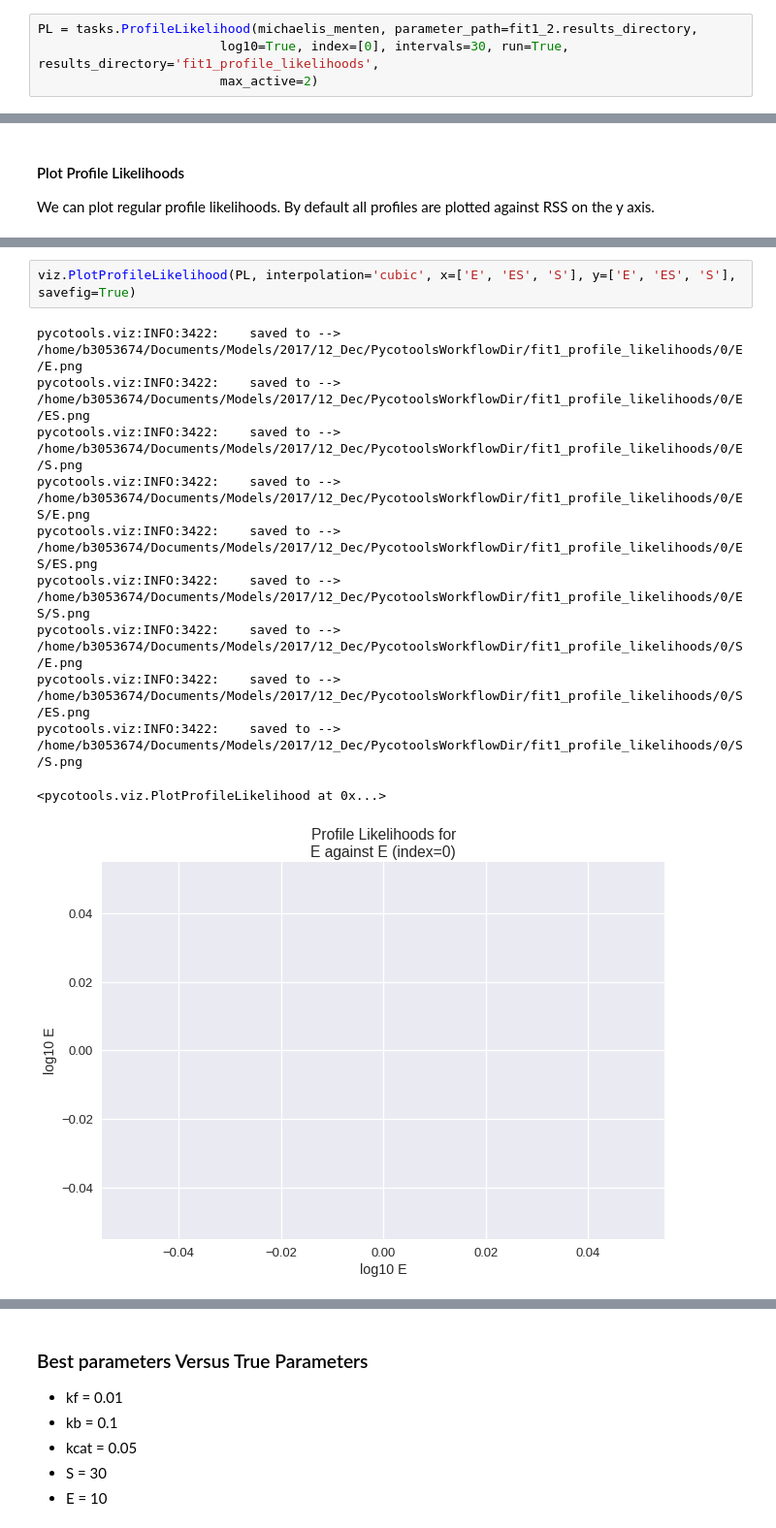
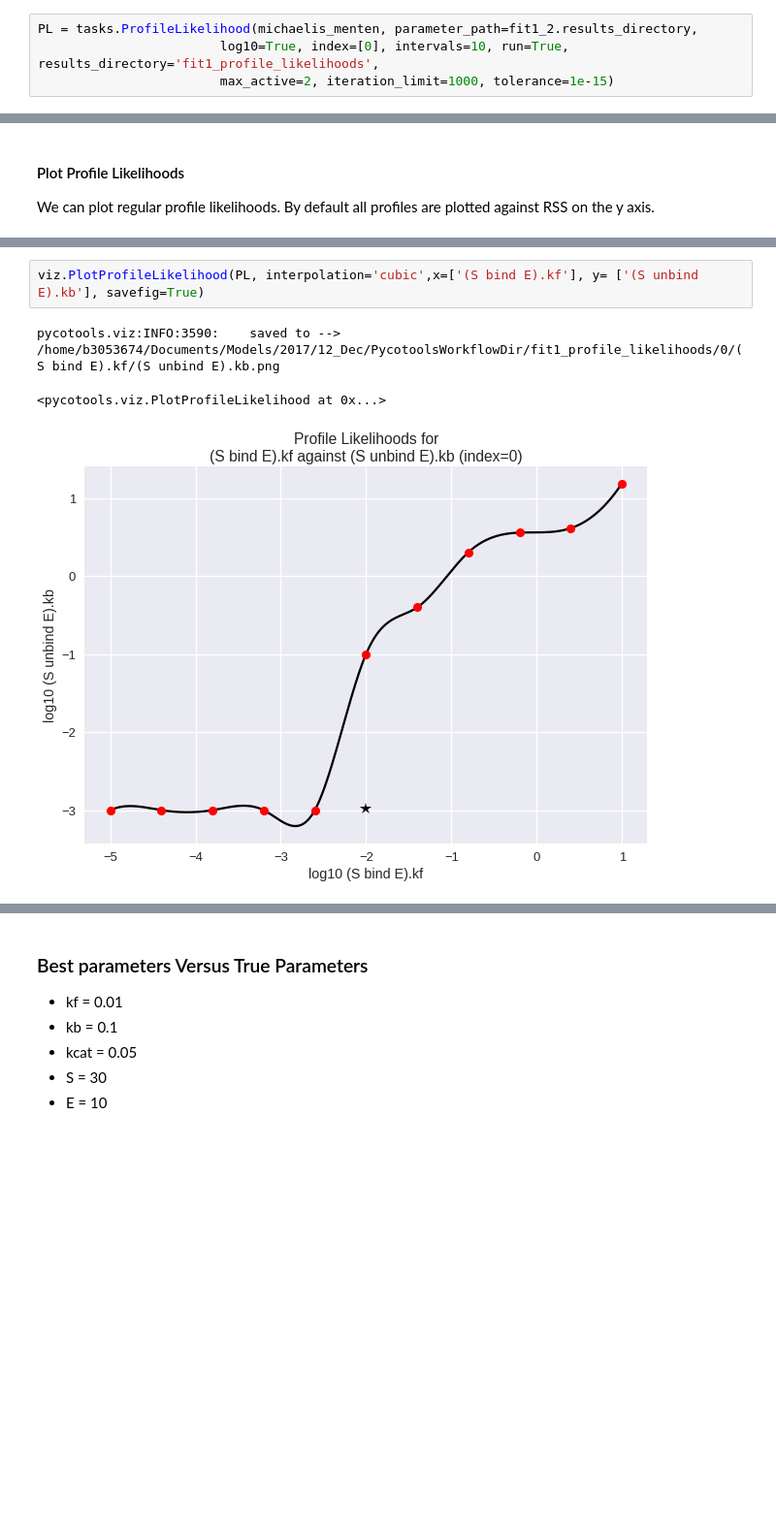
Before and after one commit to CiaranWelsh/pycotools3, a Jupyter notebook: docs/source/Tutorials/Tutorial5ParameterEstimationWorkflow.ipynb, the cells around one changed output, grey strips where cells are left out. Shown: that part at 97% size. Saved outputs shown, nothing was run; the diff lists cells and outputs as text; blank space fills up the shorter version.

Commit message:
updated documentation

```diff
--- a/docs/source/Tutorials/Tutorial5ParameterEstimationWorkflow.ipynb
+++ b/docs/source/Tutorials/Tutorial5ParameterEstimationWorkflow.ipynb
@@ -264,6 +241,6 @@ pycotools.tasks:DEBUG:581:    running Model(name=Michaelis-Menten, time_unit=s,
 #### Run Profile Likelihoods
 # %%
 PL = tasks.ProfileLikelihood(michaelis_menten, parameter_path=fit1_2.results_directory,
-                        log10=True, index=[0], intervals=30, run=True, results_directory='fit1_profile_likelihoods',
-                        max_active=2)
+                        log10=True, index=[0], intervals=10, run=True, results_directory='fit1_profile_likelihoods',
+                        max_active=2, iteration_limit=1000, tolerance=1e-15)
 # %% [output]
@@ -302,14 +281,6 @@ We can also plot any variable on either axis to perform model reduction as in [M
 # %%
-viz.PlotProfileLikelihood(PL, interpolation='cubic', x=['E', 'ES', 'S'], y=['E', 'ES', 'S'], savefig=True)
+viz.PlotProfileLikelihood(PL, interpolation='cubic',x=['(S bind E).kf'], y= ['(S unbind E).kb'], savefig=True)
 # %% [output]
-pycotools.viz:INFO:3422:    saved to --> /home/b3053674/Documents/Models/2017/12_Dec/PycotoolsWorkflowDir/fit1_profile_likelihoods/0/E/E.png
-pycotools.viz:INFO:3422:    saved to --> /home/b3053674/Documents/Models/2017/12_Dec/PycotoolsWorkflowDir/fit1_profile_likelihoods/0/E/ES.png
-pycotools.viz:INFO:3422:    saved to --> /home/b3053674/Documents/Models/2017/12_Dec/PycotoolsWorkflowDir/fit1_profile_likelihoods/0/E/S.png
-pycotools.viz:INFO:3422:    saved to --> /home/b3053674/Documents/Models/2017/12_Dec/PycotoolsWorkflowDir/fit1_profile_likelihoods/0/ES/E.png
-pycotools.viz:INFO:3422:    saved to --> /home/b3053674/Documents/Models/2017/12_Dec/PycotoolsWorkflowDir/fit1_profile_likelihoods/0/ES/ES.png
-pycotools.viz:INFO:3422:    saved to --> /home/b3053674/Documents/Models/2017/12_Dec/PycotoolsWorkflowDir/fit1_profile_likelihoods/0/ES/S.png
-pycotools.viz:INFO:3422:    saved to --> /home/b3053674/Documents/Models/2017/12_Dec/PycotoolsWorkflowDir/fit1_profile_likelihoods/0/S/E.png
-pycotools.viz:INFO:3422:    saved to --> /home/b3053674/Documents/Models/2017/12_Dec/PycotoolsWorkflowDir/fit1_profile_likelihoods/0/S/ES.png
-pycotools.viz:INFO:3422:    saved to --> /home/b3053674/Documents/Models/2017/12_Dec/PycotoolsWorkflowDir/fit1_profile_likelihoods/0/S/S.png
+pycotools.viz:INFO:3590:    saved to --> /home/b3053674/Documents/Models/2017/12_Dec/PycotoolsWorkflowDir/fit1_profile_likelihoods/0/(S bind E).kf/(S unbind E).kb.png
 <pycotools.viz.PlotProfileLikelihood at 0x...>
-[figure, old version]
+[figure, new version]
```
Also changed, not shown: parts of 23 cells of this notebook, 10 other files.
